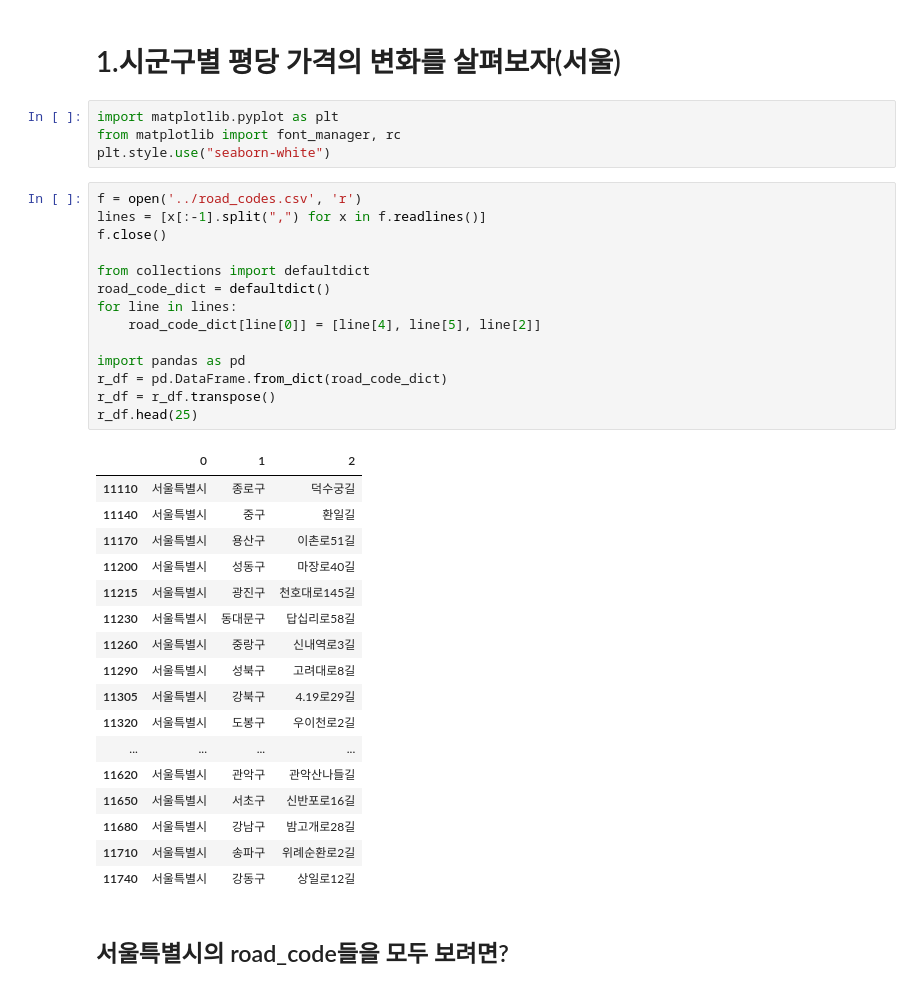
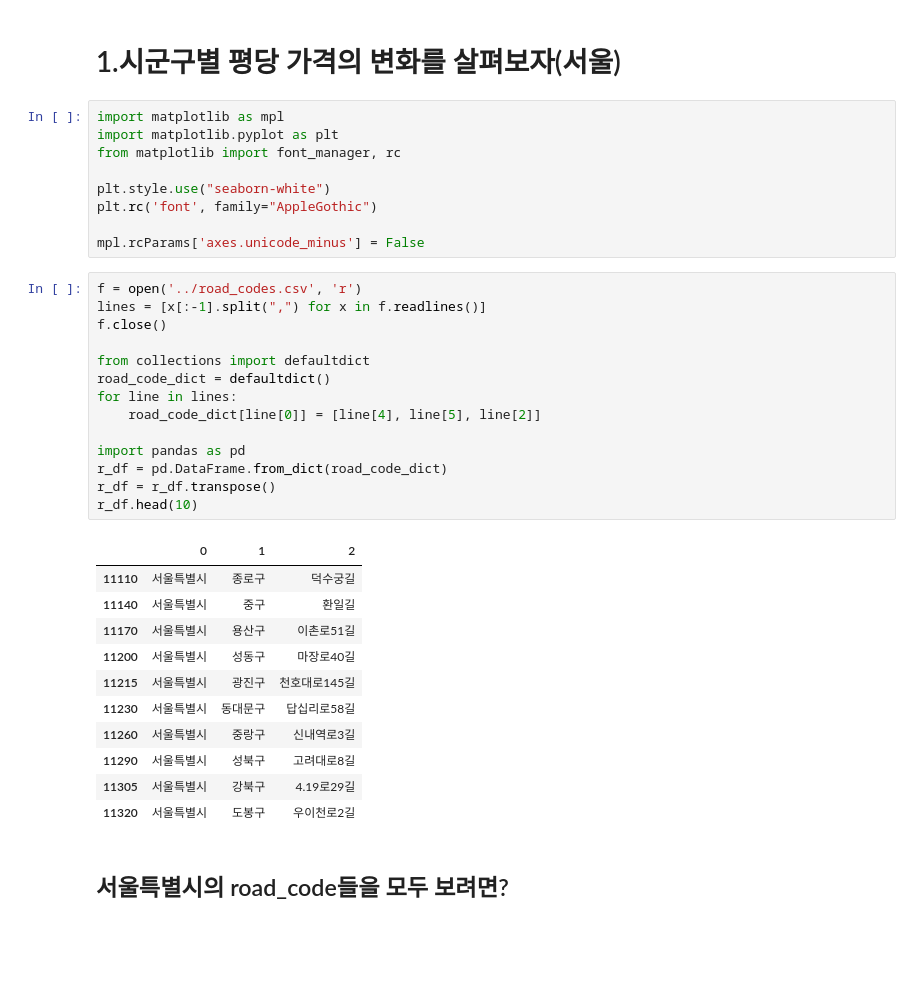
Before and after one commit to rudalson/data-analysis-note, a Jupyter notebook: realestate/notebook/시군구별_평당_가격변화.ipynb, the cells around one changed output. Cells and saved outputs as stored; diff of their text form; blank space fills up the shorter version.

```diff
--- a/realestate/notebook/시군구별_평당_가격변화.ipynb
+++ b/realestate/notebook/시군구별_평당_가격변화.ipynb
@@ -1,41 +1,40 @@
 # %% [markdown]
 # 1.시군구별 평당 가격의 변화를 살펴보자(서울)
 # %%
+import matplotlib as mpl
 import matplotlib.pyplot as plt
 from matplotlib import font_manager, rc
+
 plt.style.use("seaborn-white")
+plt.rc('font', family="AppleGothic")
+
+mpl.rcParams['axes.unicode_minus'] = False
 # %%
 f = open('../road_codes.csv', 'r')
 lines = [x[:-1].split(",") for x in f.readlines()]
 f.close()
 
 from collections import defaultdict
 road_code_dict = defaultdict()
 for line in lines:
     road_code_dict[line[0]] = [line[4], line[5], line[2]]
 
 import pandas as pd
 r_df = pd.DataFrame.from_dict(road_code_dict)
 r_df = r_df.transpose()
-r_df.head(25)
+r_df.head(10)
 # %% [output]
 |  | 0 | 1 | 2 |
 | 11110 | 서울특별시 | 종로구 | 덕수궁길 |
 | 11140 | 서울특별시 | 중구 | 환일길 |
 | 11170 | 서울특별시 | 용산구 | 이촌로51길 |
 | 11200 | 서울특별시 | 성동구 | 마장로40길 |
 | 11215 | 서울특별시 | 광진구 | 천호대로145길 |
 | 11230 | 서울특별시 | 동대문구 | 답십리로58길 |
 | 11260 | 서울특별시 | 중랑구 | 신내역로3길 |
 | 11290 | 서울특별시 | 성북구 | 고려대로8길 |
 | 11305 | 서울특별시 | 강북구 | 4.19로29길 |
 | 11320 | 서울특별시 | 도봉구 | 우이천로2길 |
-| ... | ... | ... | ... |
-| 11620 | 서울특별시 | 관악구 | 관악산나들길 |
-| 11650 | 서울특별시 | 서초구 | 신반포로16길 |
-| 11680 | 서울특별시 | 강남구 | 밤고개로28길 |
-| 11710 | 서울특별시 | 송파구 | 위례순환로2길 |
-| 11740 | 서울특별시 | 강동구 | 상일로12길 |
 # %% [markdown]
 ## 서울특별시의 road_code들을 모두 보려면?
 # %%
```
Also changed, not shown: parts of 4 cells of this notebook.
